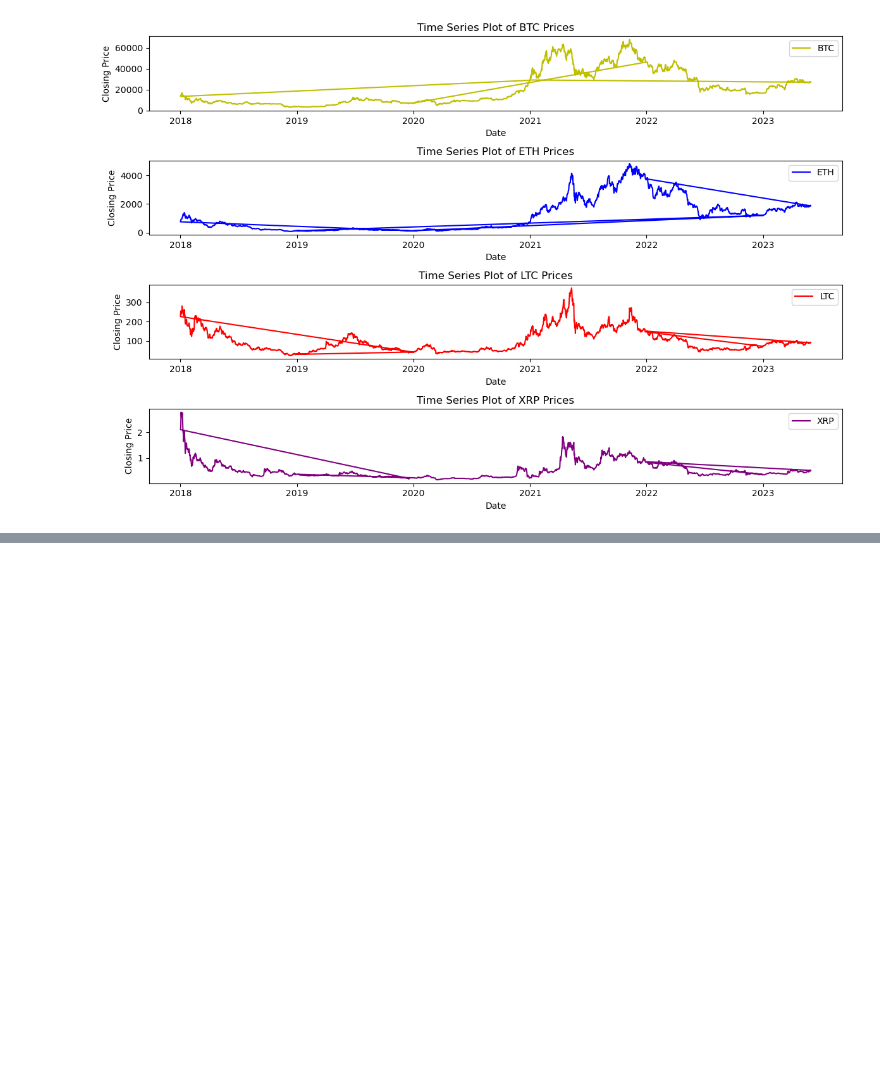
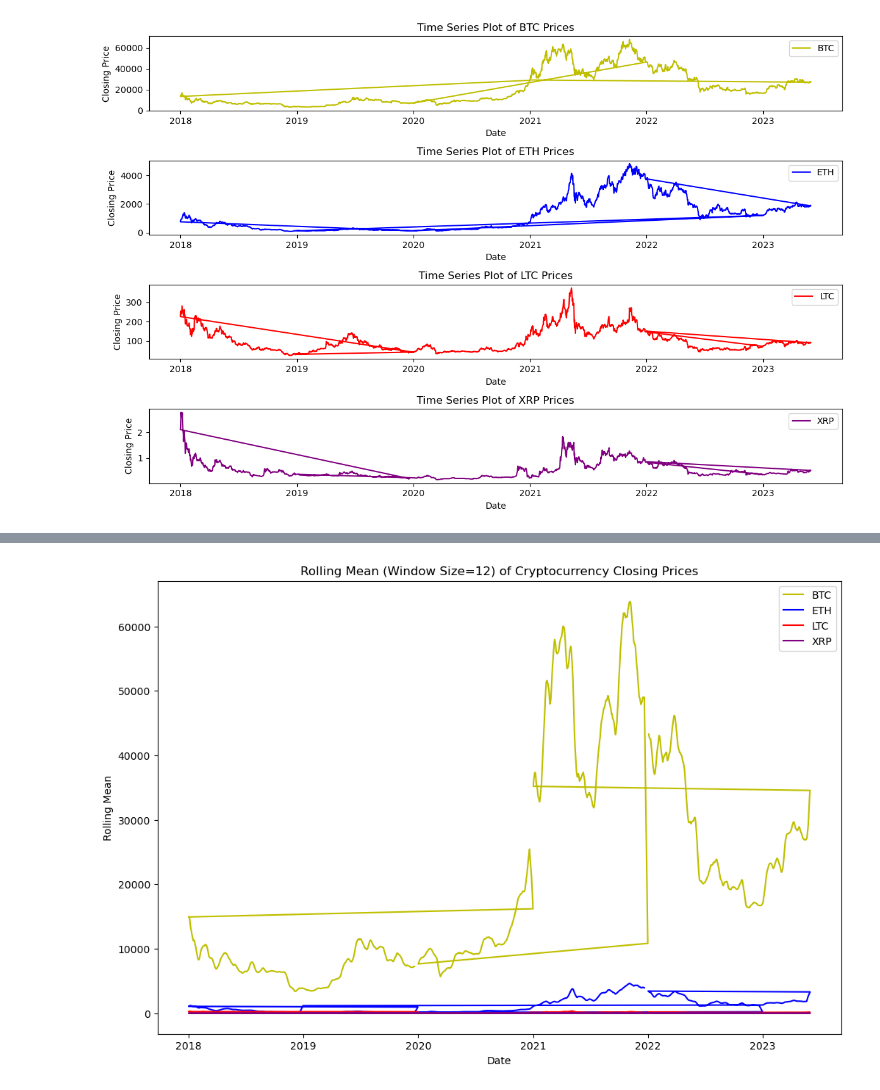
Before and after one commit to MarwaBrian/Crypto-Price-Prediction, a Jupyter notebook: crypto.ipynb, the cells around one changed output, grey strips where cells are left out. Drawn from its saved outputs; the diff is of its cells as text; code cells hidden in the pictures; blank space fills up the shorter version.

```diff
--- a/crypto.ipynb
+++ b/crypto.ipynb
@@ -233,0 +265,12 @@ plt.show()
+# %%
+window_size = 12  # Adjust the window size as needed
+plt.figure(figsize=(12, 8))
+for crypto, color in zip(df['Crypto'].unique(), colors):
+    plt.plot(df[df['Crypto'] == crypto].index, df[df['Crypto'] == crypto]['Close'].rolling(window=window_size).mean(), label=crypto, color=color)
+plt.title(f'Rolling Mean (Window Size={window_size}) of Cryptocurrency Closing Prices')
+plt.xlabel('Date')
+plt.ylabel('Rolling Mean')
+plt.legend()
+plt.show()
+# %% [output]
+[figure, added]
```
Also changed, not shown: parts of 4 cells of this notebook.
